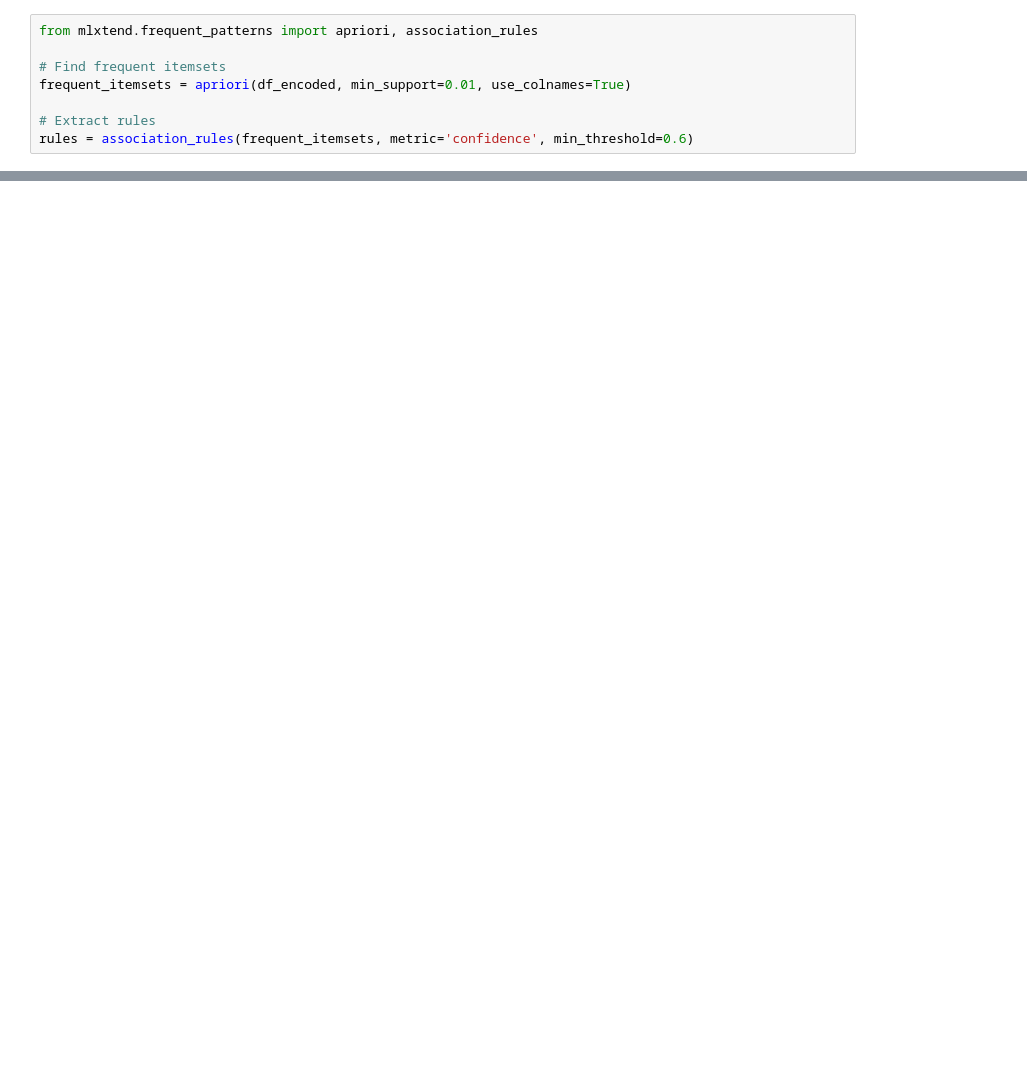
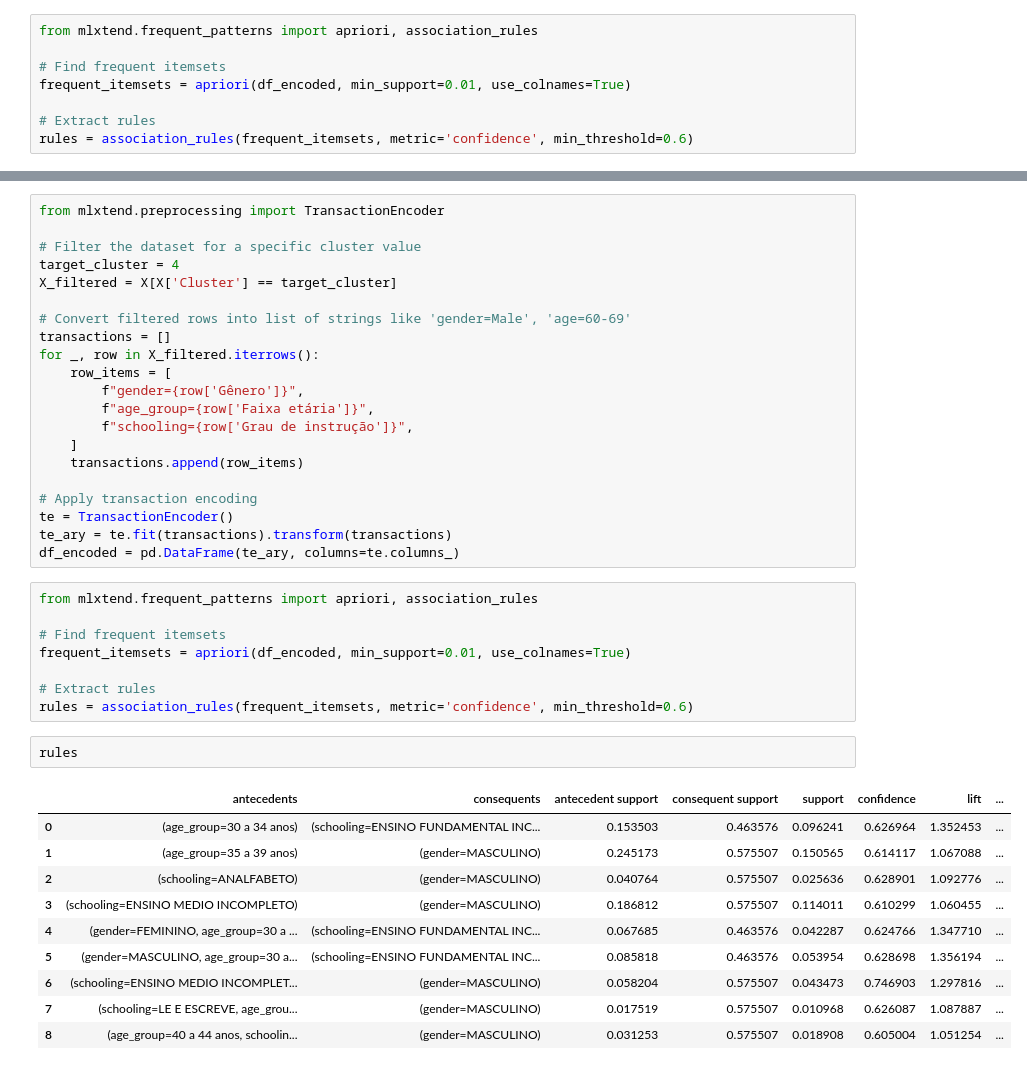
Before and after one commit to heitornolla/Analysis-of-Voter-Abstention-through-Clustering, a Jupyter notebook: jupyter-notebook/notebook.ipynb, the cells around one changed output, grey strips where cells are left out. Cells and saved outputs as stored; diff of their text form; blank space fills up the shorter version.

```diff
--- a/jupyter-notebook/notebook.ipynb
+++ b/jupyter-notebook/notebook.ipynb
@@ -998,0 +1095,42 @@ rules
+# %%
+from mlxtend.preprocessing import TransactionEncoder
+
+# Filter the dataset for a specific cluster value
+target_cluster = 4
+X_filtered = X[X['Cluster'] == target_cluster]
+
+# Convert filtered rows into list of strings like 'gender=Male', 'age=60-69'
+transactions = []
+for _, row in X_filtered.iterrows():
+    row_items = [
+        f"gender={row['Gênero']}",
+        f"age_group={row['Faixa etária']}",
+        f"schooling={row['Grau de instrução']}",
+    ]
+    transactions.append(row_items)
+
+# Apply transaction encoding
+te = TransactionEncoder()
+te_ary = te.fit(transactions).transform(transactions)
+df_encoded = pd.DataFrame(te_ary, columns=te.columns_)
+# %%
+from mlxtend.frequent_patterns import apriori, association_rules
+
+# Find frequent itemsets
+frequent_itemsets = apriori(df_encoded, min_support=0.01, use_colnames=True)
+
+# Extract rules
+rules = association_rules(frequent_itemsets, metric='confidence', min_threshold=0.6)
+# %%
+rules
+# %% [output]
+|  | antecedents | consequents | antecedent support | consequent support | support | confidence | lift | ... |
+| 0 | (age_group=30 a 34 anos) | (schooling=ENSINO FUNDAMENTAL INC... | 0.153503 | 0.463576 | 0.096241 | 0.626964 | 1.352453 | ... |
+| 1 | (age_group=35 a 39 anos) | (gender=MASCULINO) | 0.245173 | 0.575507 | 0.150565 | 0.614117 | 1.067088 | ... |
+| 2 | (schooling=ANALFABETO) | (gender=MASCULINO) | 0.040764 | 0.575507 | 0.025636 | 0.628901 | 1.092776 | ... |
+| 3 | (schooling=ENSINO MEDIO INCOMPLETO) | (gender=MASCULINO) | 0.186812 | 0.575507 | 0.114011 | 0.610299 | 1.060455 | ... |
+| 4 | (gender=FEMININO, age_group=30 a ... | (schooling=ENSINO FUNDAMENTAL INC... | 0.067685 | 0.463576 | 0.042287 | 0.624766 | 1.347710 | ... |
+| 5 | (gender=MASCULINO, age_group=30 a... | (schooling=ENSINO FUNDAMENTAL INC... | 0.085818 | 0.463576 | 0.053954 | 0.628698 | 1.356194 | ... |
+| 6 | (schooling=ENSINO MEDIO INCOMPLET... | (gender=MASCULINO) | 0.058204 | 0.575507 | 0.043473 | 0.746903 | 1.297816 | ... |
+| 7 | (schooling=LE E ESCREVE, age_grou... | (gender=MASCULINO) | 0.017519 | 0.575507 | 0.010968 | 0.626087 | 1.087887 | ... |
+| 8 | (age_group=40 a 44 anos, schoolin... | (gender=MASCULINO) | 0.031253 | 0.575507 | 0.018908 | 0.605004 | 1.051254 | ... |
```
Also changed, not shown: parts of 13 cells of this notebook.
